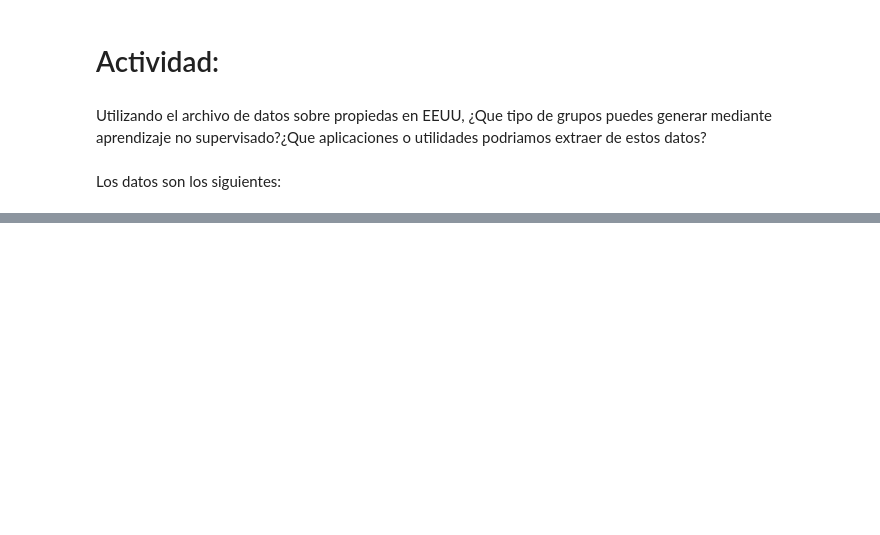
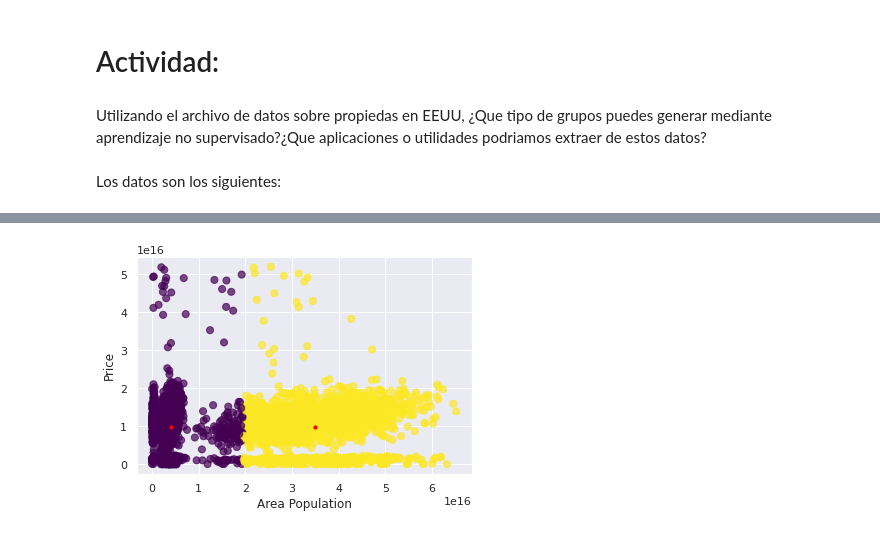
Before and after one commit to vicex99/IA_aprendizaje_no_supervisado, a Jupyter notebook: Aprendizaje_No_Supervisado.ipynb, the cells around one changed output, grey strips where cells are left out. Drawn from its saved outputs; the diff is of its cells as text; code cells hidden in the pictures; blank space fills up the shorter version.

```diff
--- a/Aprendizaje_No_Supervisado.ipynb
+++ b/Aprendizaje_No_Supervisado.ipynb
@@ -343,0 +428,13 @@ Los datos son los siguientes:
+# %%
+k_medias = KMeans(n_clusters=2, random_state=0)
+k_medias.fit(puntos_pob_price)
+idx_prediccion = k_medias.predict(puntos_pob_price)
+
+plt.scatter(x, y, c=idx_prediccion, s=50, alpha=0.7, cmap='viridis')
+plt.xlabel('Area Population')
+plt.ylabel('Price')
+
+centroides = k_medias.cluster_centers_
+plt.scatter(centroides[:, 0], centroides[:, 1], c='red', s=10);
+# %% [output]
+[figure, added]
```
Also changed, not shown: parts of 15 cells of this notebook.
